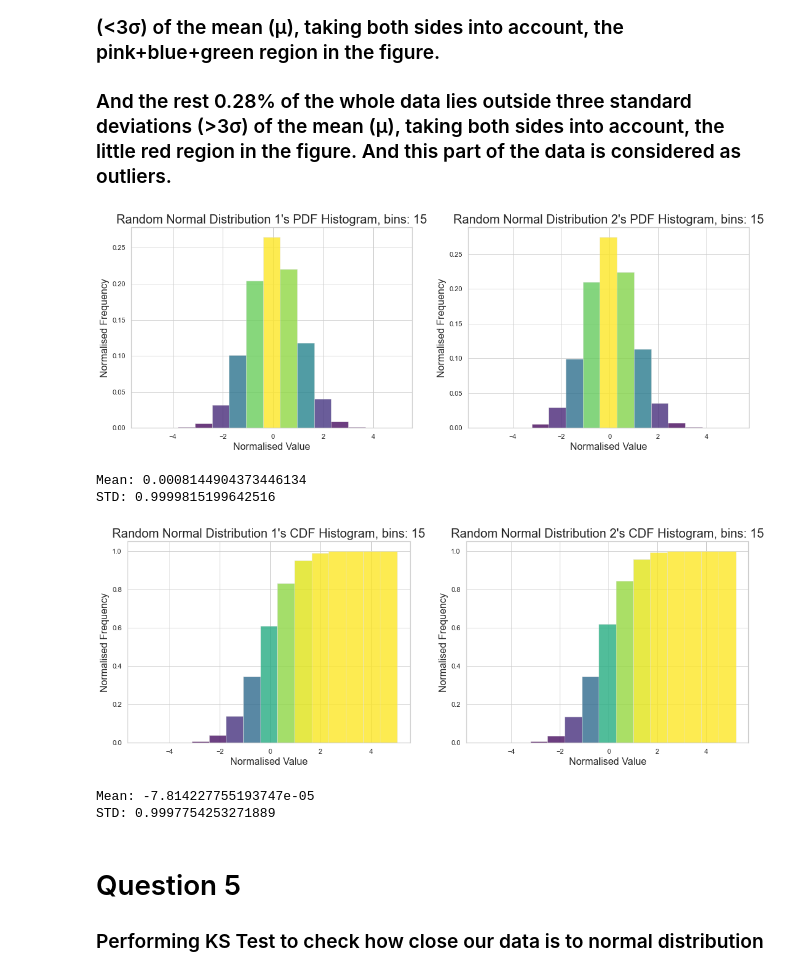
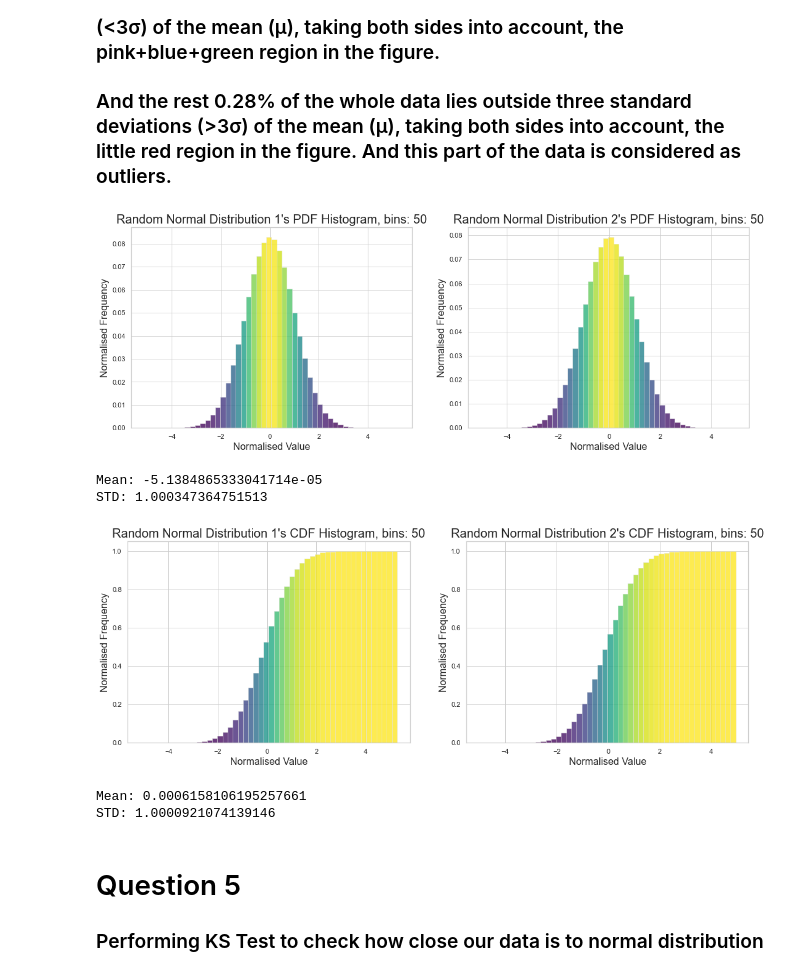
Before and after one commit to shantanutyagi67/CS306_Data_Analysis_And_Visualisation, a Jupyter notebook: Lab3/Lab3.ipynb, the cells around one changed output. Drawn from its saved outputs; the diff is of its cells as text; code cells hidden in the pictures.

```diff
--- a/Lab3/Lab3.ipynb
+++ b/Lab3/Lab3.ipynb
@@ -181,7 +181,7 @@ def plotHistogram(data, bins, i, norm, cumu):
     for i in range(len(patches)):
         patches[i].set_facecolor(plt.cm.viridis((n[i]/nn)))
     # plotting starts here
-    if type(ran_norm1) != np.ndarray:
+    if type(data) != np.ndarray:
         if cumu == False:
             plt.title(data.name + ' Data PDF Histogram, bins: '+str(i+1), fontsize=20)
         else:
@@ -237,43 +237,43 @@ plt.show()
 # %%
 # two random normal distributions
 ran_norm1 = np.random.normal(loc=0, scale=1, size=df1.size)
 ran_norm2 = np.random.normal(loc=0, scale=1, size=df2.size)
 # plot PDF  by calling the function
 plt.figure(figsize=(18, 6))
 # TMAX histogram
-plotHistogram(ran_norm1,15, 1, True, False) # 15 bins
+plotHistogram(ran_norm1,50, 1, True, False) # 15 bins
 #plotHistogram(ran_norm1,10, 2, True, False) # 10 bins
 #plt.show()
 #plt.figure(figsize=(18, 6))
 # TMIN histogram
-plotHistogram(ran_norm2,15, 2, True, False) # 15 bins
+plotHistogram(ran_norm2,50, 2, True, False) # 15 bins
 #plotHistogram(ran_norm2,10, 2, True, False) # 10 bins
 plt.show()
 print('Mean: '+str(ran_norm1.mean()))
 print('STD: '+str(ran_norm1.std()))
 print()
 
 # plot Cumulative PDF  by calling the function
 plt.figure(figsize=(18, 6))
 # TMAX histogram
-arr3 = plotHistogram(ran_norm1,15, 1, True, True) # 15 bins
+arr3 = plotHistogram(ran_norm1,50, 1, True, True) # 15 bins
 #plotHistogram(ran_norm1,10, 2, True, True) # 10 bins
 #plt.show()
 #plt.figure(figsize=(18, 6))
 # TMIN histogram
-arr4 = plotHistogram(ran_norm2,15, 2, True, True) # 15 bins
+arr4 = plotHistogram(ran_norm2,50, 2, True, True) # 15 bins
 #plotHistogram(ran_norm2,10, 2, True, True) # 10 bins
 plt.show()
 print('Mean: '+str(ran_norm2.mean()))
 print('STD: '+str(ran_norm2.std()))
 print()
 # %% [output]
-[figure, old version]
+[figure, new version]
-Mean: 0.0008144904373446134
-STD: 0.9999815199642516
+Mean: -5.1384865333041714e-05
+STD: 1.000347364751513
-[figure, old version]
+[figure, new version]
-Mean: -7.814227755193747e-05
-STD: 0.9997754253271889
+Mean: 0.0006158106195257661
+STD: 1.0000921074139146
 # %% [markdown]
 # Question 5
 ### Performing KS Test to check how close our data is to normal distribution
```
Also changed, not shown: parts of 6 cells of this notebook, 1 other file.
